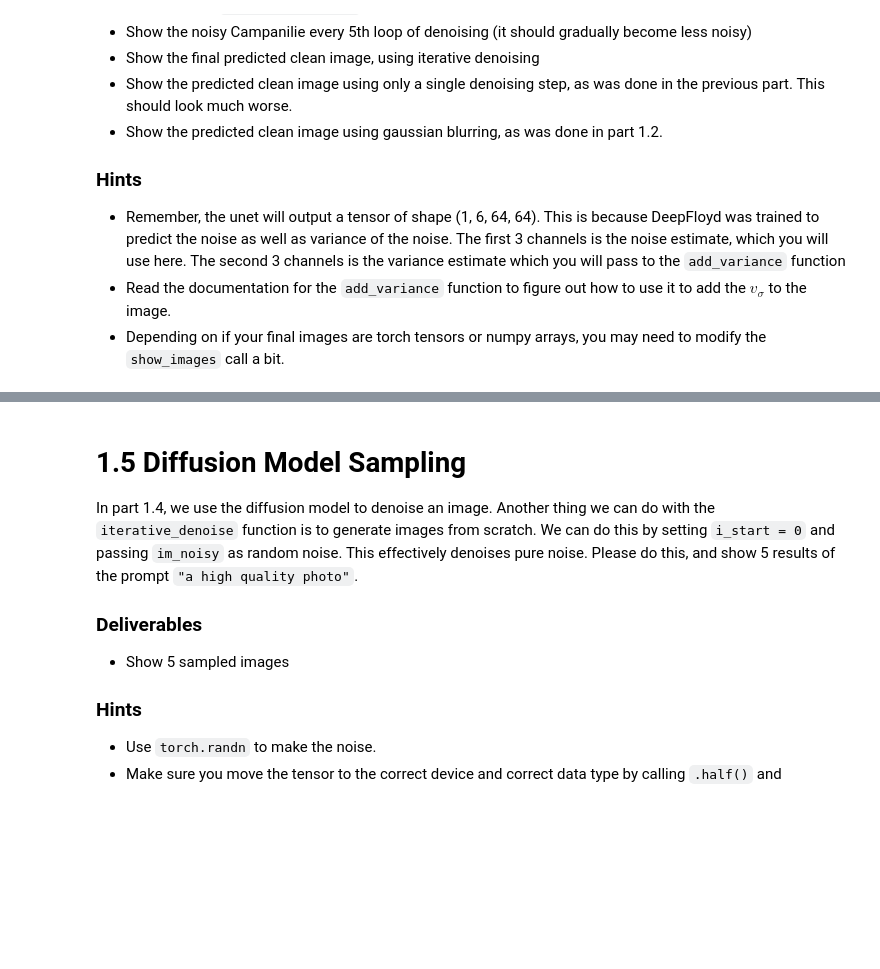
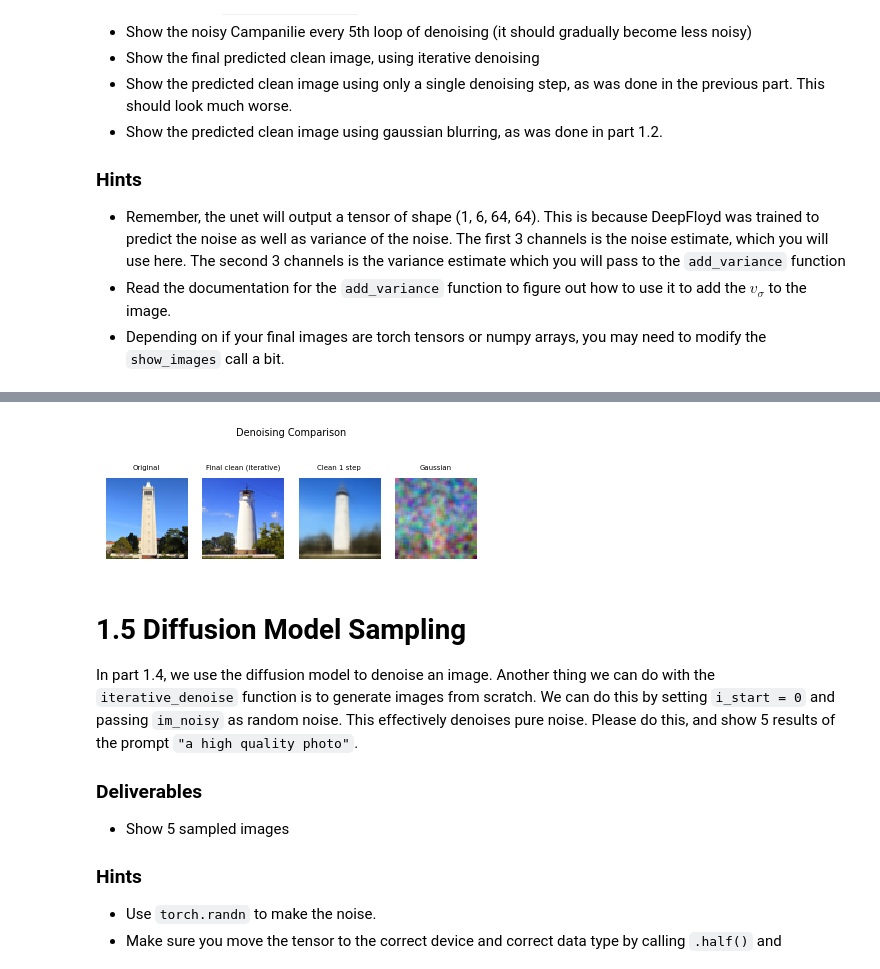
Before and after one commit to Mohak327/computer-vision-projects, a Jupyter notebook: part_a/part_5a.ipynb, the cells around one changed output, grey strips where cells are left out. Cells and saved outputs as stored; diff of their text form; code cells hidden in the pictures; blank space fills up the shorter version.

```diff
--- a/part_a/part_5a.ipynb
+++ b/part_a/part_5a.ipynb
@@ -644,3 +738,25 @@ media.show_images(
+# %%
+# ── Plot final comparisons (1 row) ────────────────────────────────────────────
+comparisons = {
+    'Original':                to_64(test_im[0].permute(1, 2, 0) / 2. + 0.5),
+    'Final clean (iterative)': to_64(torch.from_numpy(clean[0].transpose(1, 2, 0) / 2. + 0.5)),
+    'Clean 1 step':            to_64(torch.from_numpy(clean_one_step[0].transpose(1, 2, 0) / 2. + 0.5)),
+    'Gaussian':                to_64(blur_filtered[0].permute(1, 2, 0).float() / 2. + 0.5),
+}
+
+n = len(comparisons)
+fig, axes = plt.subplots(1, n, figsize=(n, 1.5))
+for ax, (label, img) in zip(axes, comparisons.items()):
+    if hasattr(img, 'numpy'):
+        img = img.numpy()
+    ax.imshow(img.clip(0, 1), interpolation="nearest")
+    ax.set_title(label, fontsize=5)
+    ax.axis("off")
+fig.suptitle("Denoising Comparison", fontsize=7, y=1.02)
+plt.tight_layout()
+plt.show()
+# %% [output]
+[figure, added]
 # %% [markdown]
 # 1.5 Diffusion Model Sampling
 
```
Also changed, not shown: parts of 8 cells of this notebook, 10 other files.
